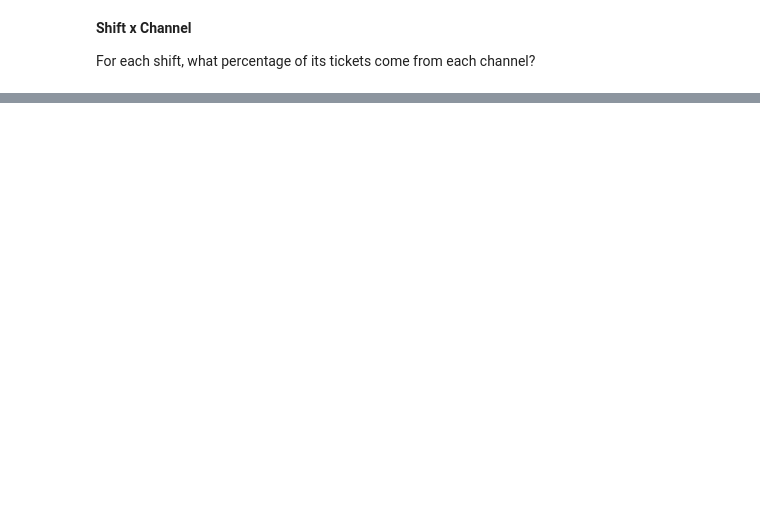
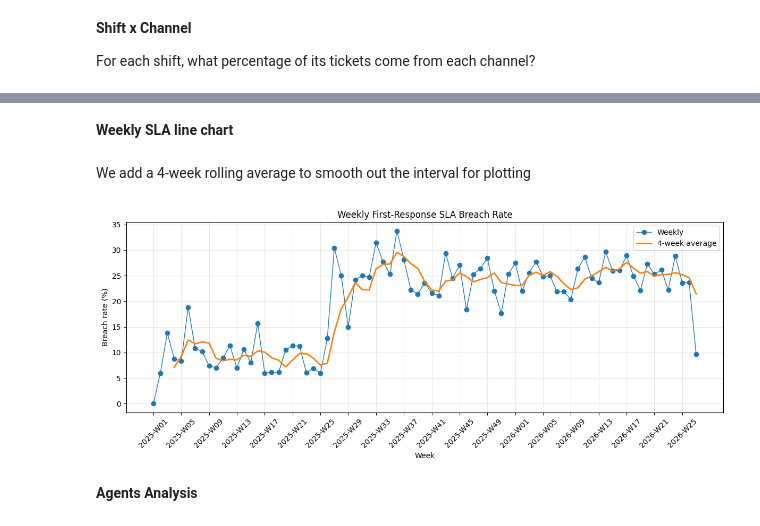
Before and after one commit to Deepmalya2506/Vireo-AI_SLA, a Jupyter notebook: vireo_sla/notebooks/01_vireo_sla_analysis.ipynb, the cells around one changed output, grey strips where cells are left out. Saved outputs shown, nothing was run; the diff lists cells and outputs as text; code cells hidden in the pictures; blank space fills up the shorter version.

```diff
--- a/vireo_sla/notebooks/01_vireo_sla_analysis.ipynb
+++ b/vireo_sla/notebooks/01_vireo_sla_analysis.ipynb
@@ -788,0 +870,8 @@ channel_mix.round(2)
+# %%
+tickets_clean["report_week"] = (
+    tickets_clean["created_at_ist"].dt.isocalendar().week
+)
+# %%
+tickets_clean["report_week"] = (
+    tickets_clean["created_at_ist"].dt.strftime("%G-W%V")
+)
@@ -788,0 +960,46 @@ channel_mix.round(2)
+# %% [markdown]
+**Weekly SLA line chart**
+# %% [markdown]
+We add a 4-week rolling average to smooth out the interval for plotting
+# %%
+weekly_summary = weekly_summary.sort_index()
+
+weekly_summary["rolling_4wk"] = (
+    weekly_summary["breach_rate"]
+    .rolling(4)
+    .mean()
+)
+# %%
+plt.figure(figsize=(12, 5))
+
+plt.plot(
+    weekly_summary.index,
+    weekly_summary["breach_rate"],
+    marker="o",
+    linewidth=1,
+    label="Weekly"
+)
+
+plt.plot(
+    weekly_summary.index,
+    weekly_summary["rolling_4wk"],
+    linewidth=2,
+    label="4-week average"
+)
+
+plt.xlabel("Week")
+plt.ylabel("Breach rate (%)")
+plt.title("Weekly First-Response SLA Breach Rate")
+plt.xticks(
+    range(0, len(weekly_summary), 4),
+    weekly_summary.index[::4],
+    rotation=45
+)
+plt.legend()
+plt.grid(True, alpha=0.3)
+plt.tight_layout()
+plt.show()
+# %% [output]
+[figure, added]
+# %% [markdown]
+**Agents Analysis**
```
Also changed, not shown: parts of 86 cells of this notebook, 11 other files.
